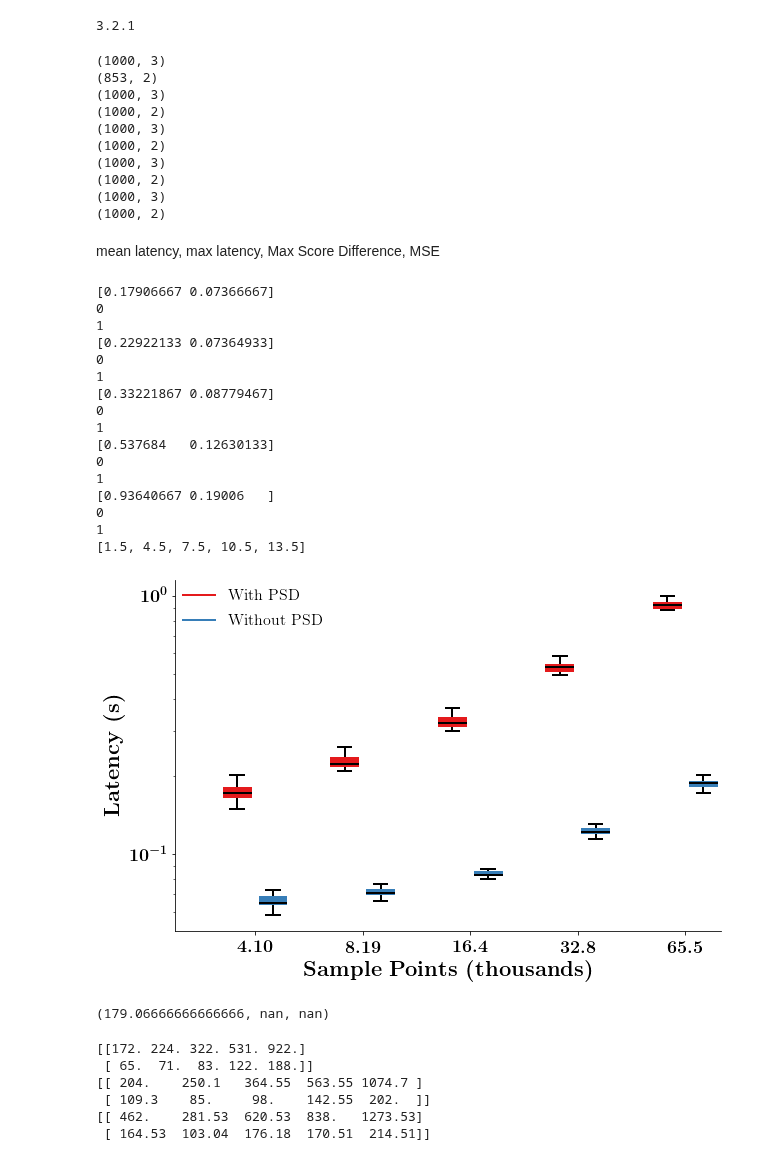
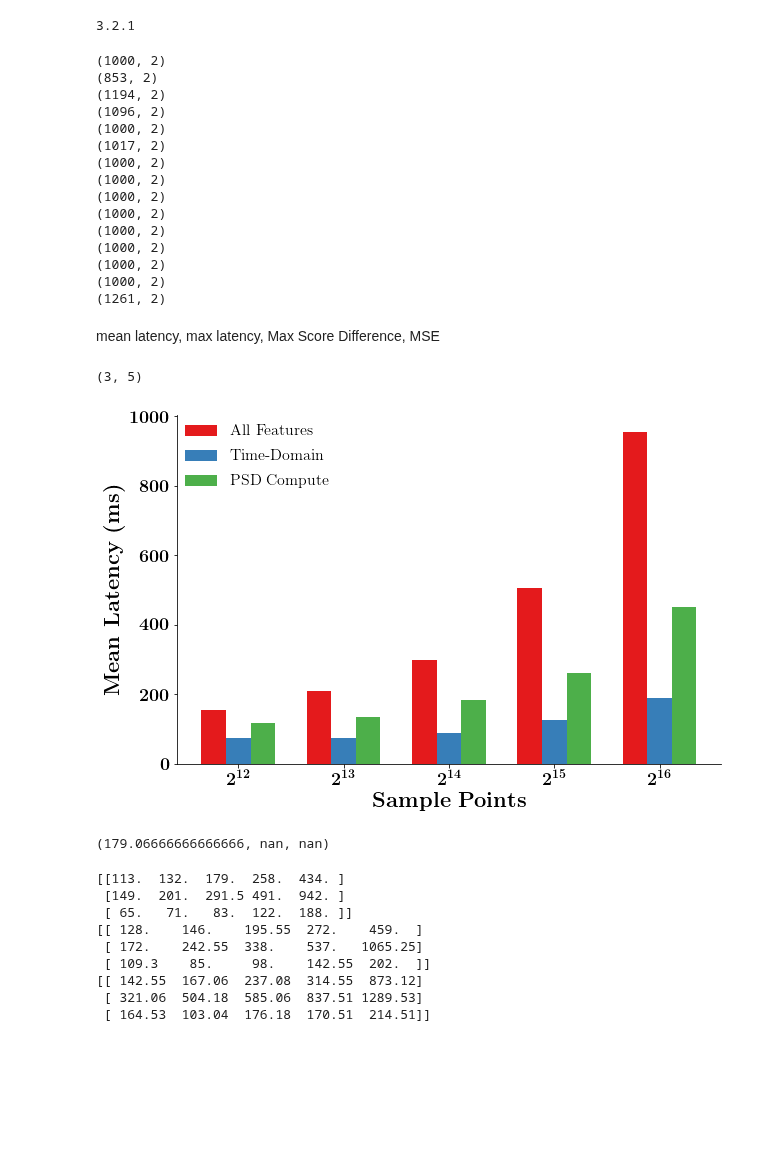
Before and after one commit to danielnewman09/Dissertation, a Jupyter notebook: Dissertation-Notebooks/Chapter-5/Edge_Latency_Analysis.ipynb, the cells around one changed output. Cells and saved outputs as stored; diff of their text form; code cells hidden in the pictures; blank space fills up the shorter version.

```diff
--- a/Dissertation-Notebooks/Chapter-5/Edge_Latency_Analysis.ipynb
+++ b/Dissertation-Notebooks/Chapter-5/Edge_Latency_Analysis.ipynb
@@ -23,11 +23,11 @@ print(mpl.__version__)
 # %% [output]
 3.2.1
 # %%
-inferenceLocations = ['No-Vib','Time-Only']
+inferenceLocations = ['returnPSD','Time-Only','noReturnPSD']
 vibSamples = ['4096','8192','16384','32768','65536']
 vibSampleLabels = [r'$2^{12}$',r'$2^{13}$',r'$2^{14}$',r'$2^{15}$',r'$2^{16}$']
 
-basePath = 'Edge-Device-Latency/Beaglebone_'
+basePath = 'Edge-Device-Latency/No-Vib/Beaglebone_'
 deviceId = 'Amazon-EC2'
 numSamples = 750
 numColumns = 3
@@ -43,19 +43,24 @@ for i in range(len(vibSamples)):
         print(thisDF.values.shape)
 
 
-        extractLatency[:,j,i] = thisDF.values[-numSamples:,1]
+        extractLatency[:,j,i] = thisDF.values[-numSamples:,-1]
 #         inferenceLatency[:,j,i] = thisDF.values[-numSamples:,2]
 # %% [output]
-(1000, 3)
+(1000, 2)
 (853, 2)
-(1000, 3)
+(1194, 2)
+(1096, 2)
 (1000, 2)
-(1000, 3)
+(1017, 2)
 (1000, 2)
-(1000, 3)
 (1000, 2)
-(1000, 3)
 (1000, 2)
+(1000, 2)
+(1000, 2)
+(1000, 2)
+(1000, 2)
+(1000, 2)
+(1261, 2)
 # %% [markdown]
 mean latency, max latency, Max Score Difference, MSE
 # %%
@@ -230,33 +295,25 @@ def box_plot_compare(data,labels,dataLabels,
+# %%
+np.mean(extractLatency,axis=0).shape
+# %% [output]
+(3, 5)
 # %%
-vibSampleLabels = [r'\textbf{4.10}',r'\textbf{8.19}',r'\textbf{16.4}',r'\textbf{32.8}',r'\textbf{65.5}']
+# vibSampleLabels = [r'\textbf{4.10}',r'\textbf{8.19}',r'\textbf{16.4}',r'\textbf{32.8}',r'\textbf{65.5}']
+bar_chart_compare((extractLatency),vibSampleLabels,['All Features','Time-Domain','PSD Compute'],savefig=True,filename='Edge_ExtractLatency',
+         template='presentation',xlabel='Sample Points',color_order=np.zeros(6).astype(int),ylabel='Mean Latency (ms)',
+         showfliers=False,legend_loc='upper left',
+         log_y=False)
 
-box_plot_compare((extractLatency)/1000,vibSampleLabels,['With PSD','Without PSD'],savefig=True,filename='Edge_ExtractLatency_',
-         template='Presentation',xlabel='Sample Points (thousands)',color_order=np.zeros(6).astype(int),ylabel='Latency (s)',
-         showfliers=False,legend_loc='upper left',max_cutoff=0,plot_type='box',
-         log_y=True)
+# box_plot_compare((extractLatency),vibSampleLabels,['Without PSD','With PSD','Time Only'],savefig=True,filename='Edge_ExtractLatency_',
+#          template='wide',xlabel='Sample Points (thousands)',color_order=np.zeros(6).astype(int),ylabel='Latency (ms)',
+#          showfliers=False,legend_loc='upper left',max_cutoff=0,plot_type='box',
+#          log_y=True)
 
 # box_plot_compare((inferenceLatency)/1000,vibSampleLabels,savefig=True,filename='Edge_InferenceLatency_' + modelId,
 #          template='wide',xlabel='Sample Points',color_order=np.zeros(6).astype(int),ylabel='Latency (s)',
 #          showfliers=True,legend_loc='upper left',max_cutoff=0,
 #          log_y=False)
 # %% [output]
-[0.17906667 0.07366667]
-0
-1
-[0.22922133 0.07364933]
-0
-1
-[0.33221867 0.08779467]
-0
-1
-[0.537684   0.12630133]
-0
-1
-[0.93640667 0.19006   ]
-0
-1
-[1.5, 4.5, 7.5, 10.5, 13.5]
-[figure, old version]
+[figure, new version]
 # %%
 import scipy.stats
 
@@ -275,9 +332,12 @@ print(np.percentile(extractLatency,50,axis=0))
 print(np.percentile(extractLatency,95,axis=0))
 print(np.percentile(extractLatency,99,axis=0))
 # %% [output]
-[[172. 224. 322. 531. 922.]
- [ 65.  71.  83. 122. 188.]]
-[[ 204.    250.1   364.55  563.55 1074.7 ]
+[[113.  132.  179.  258.  434. ]
+ [149.  201.  291.5 491.  942. ]
+ [ 65.   71.   83.  122.  188. ]]
+[[ 128.    146.    195.55  272.    459.  ]
+ [ 172.    242.55  338.    537.   1065.25]
  [ 109.3    85.     98.    142.55  202.  ]]
-[[ 462.    281.53  620.53  838.   1273.53]
+[[ 142.55  167.06  237.08  314.55  873.12]
+ [ 321.06  504.18  585.06  837.51 1289.53]
  [ 164.53  103.04  176.18  170.51  214.51]]
```
Also changed, not shown: parts of 1 cell of this notebook, 41 other files.
